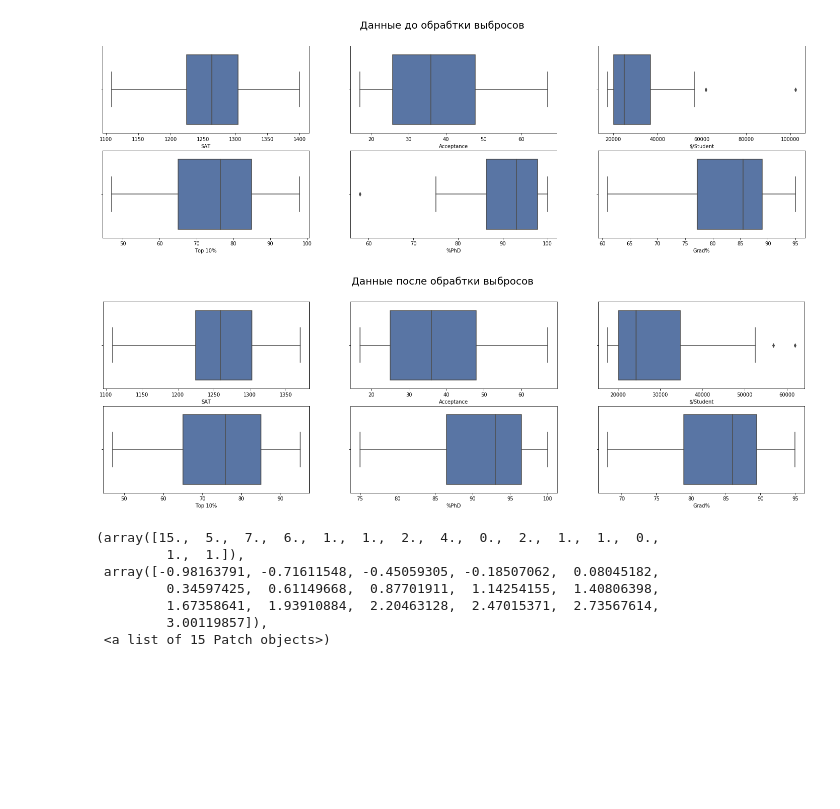
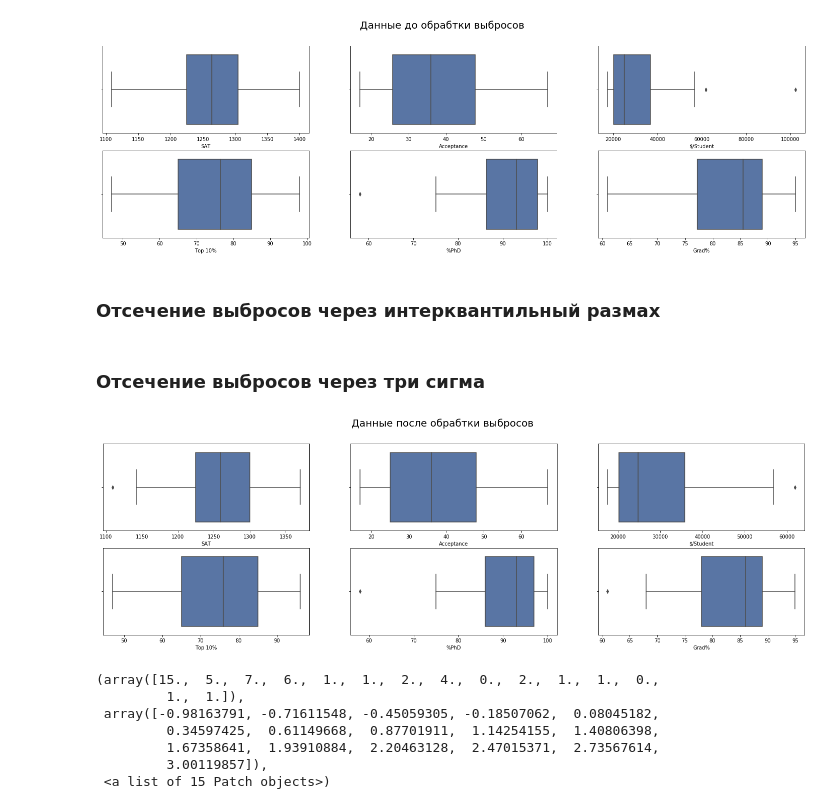
Before and after one commit to kozloffevgeniy/internship_courses, a Jupyter notebook: HT1.ipynb, the cells around one changed output. Drawn from its saved outputs; the diff is of its cells as text; code cells hidden in the pictures; blank space fills up the shorter version.

```diff
--- a/HT1.ipynb
+++ b/HT1.ipynb
@@ -80,4 +99,16 @@ for col in range(len(num_cols)):
     sns.boxplot(first_data[num_cols[col]])
 # %% [output]
 [figure]
+# %% [markdown]
+### Отсечение выбросов через интерквантильный размах
+# %%
+from scipy import stats
+s = (first_data.dtypes != 'object')
+num_cols = list(s[s].index)
+for col in num_cols:
+    iqr = stats.iqr(first_data[col])
+    mean = np.mean(first_data[col])
+    first_data = first_data[(first_data[col] > mean - 3*iqr) & (first_data[col] < mean + 3*iqr)]
+# %% [markdown]
+### Отсечение выбросов через три сигма
 # %%
@@ -89,11 +120,11 @@ new_data = first_data[(np.abs(stats.zscore(first_data[num_cols])) < 3).all(axis=
 # %%
 fig = plt.figure(figsize=(25,7))
 fig.suptitle('Данные после обрабтки выбросов', fontsize=20)
 for col in range(len(num_cols)):
     plt.subplot(2, 3, col + 1)
-    sns.boxplot(new_data[num_cols[col]])
+    sns.boxplot(first_data[num_cols[col]])
 # %% [output]
-[figure, old version]
+[figure, new version]
 # %%
 plt.xlabel('Money spent per student Z score')
 plt.hist(stats.zscore(new_data['$/Student']), bins=15)
```
Also changed, not shown: parts of 50 cells of this notebook.
